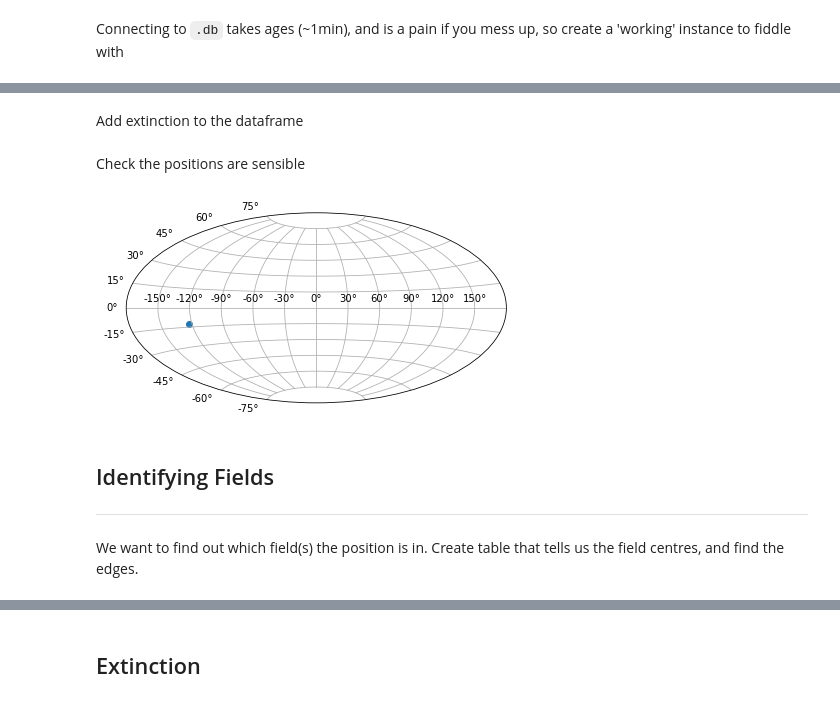
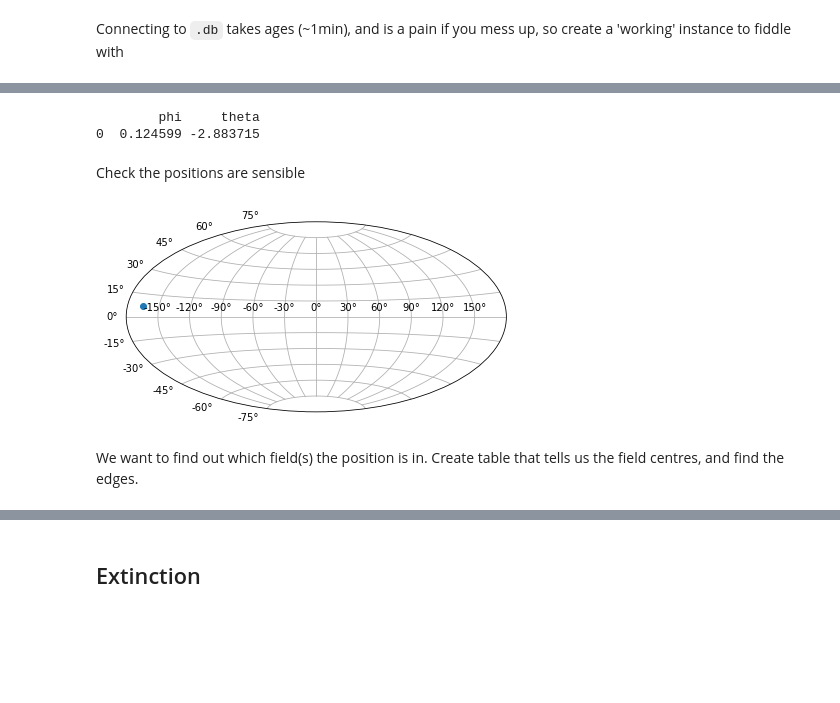
Before and after one commit to RobFirth/LSST_tools, a Jupyter notebook: lsst_tools/sims/notebooks/simulate_lightcurve_LSST_cadence.ipynb, the cells around one changed output, grey strips where cells are left out. Drawn from its saved outputs; the diff is of its cells as text; code cells hidden in the pictures; blank space fills up the shorter version.

```diff
--- a/lsst_tools/sims/notebooks/simulate_lightcurve_LSST_cadence.ipynb
+++ b/lsst_tools/sims/notebooks/simulate_lightcurve_LSST_cadence.ipynb
@@ -74,7 +84,9 @@ working_df = opsimdf
 #         ## 1000 loops, best of 3: 246 µs per loop
 n = 1
 pos_df = utils.generate_coordinates(n)
+print(pos_df)
 # pos_df["phi"] = -0.122
 # pos_df["theta"] = 0.0
+# %% [output]
+        phi     theta
+0  0.124599 -2.883715
-# %% [markdown]
-Add extinction to the dataframe
@@ -85,12 +94,10 @@ df = utils.find_MW_extinction(pos_df)
 Check the positions are sensible
 # %%
 #%%timeit ## 1 loop, best of 3: 235 ms per loop
-utils.plot_position_points(df)
+utils.plot_position_points(pos_df)
 # %% [output]
-[figure, old version]
+[figure, new version]
 # %% [markdown]
-## Identifying Fields
-___
 We want to find out which field(s) the position is in. Create table that tells us the field centres, and find the edges.
 # %%
 # working_df = utils.get_field_corners(working_df.drop_duplicates("fieldID"))[['fieldRA', 'fieldDec']]
```
Also changed, not shown: parts of 38 cells of this notebook, 1 other file.
